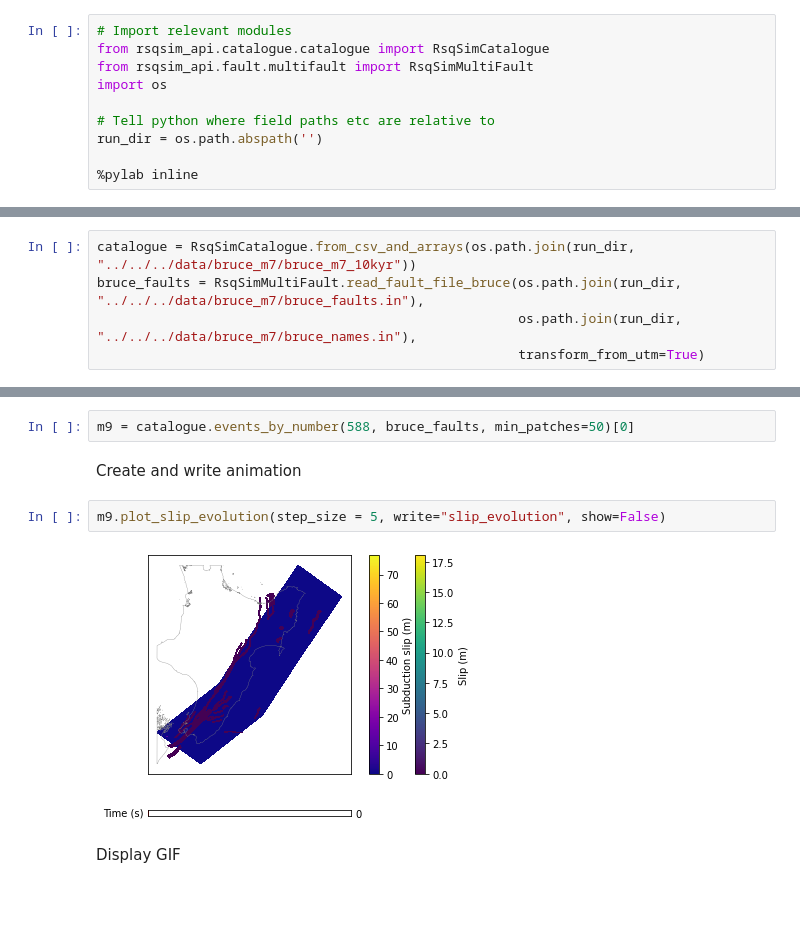
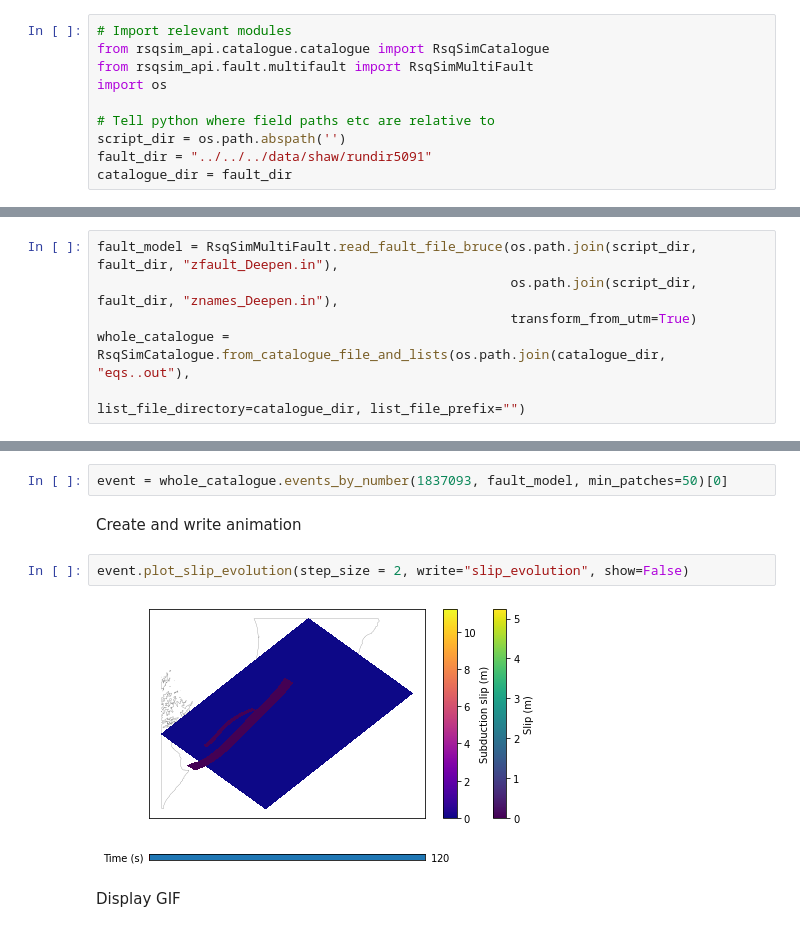
Before and after one commit to uc-eqgeo/rsqsim-python-tools, a Jupyter notebook: examples/rsqsim_api/visualization/plot_slip_evolution.ipynb, the cells around one changed output, grey strips where cells are left out. Drawn from its saved outputs; the diff is of its cells as text; blank space fills up the shorter version.

```diff
--- a/examples/rsqsim_api/visualization/plot_slip_evolution.ipynb
+++ b/examples/rsqsim_api/visualization/plot_slip_evolution.ipynb
@@ -5,6 +5,6 @@ from rsqsim_api.fault.multifault import RsqSimMultiFault
 import os
 
 # Tell python where field paths etc are relative to
-run_dir = os.path.abspath('')
-
-%pylab inline
+script_dir = os.path.abspath('')
+fault_dir = "../../../data/shaw/rundir5091"
+catalogue_dir = fault_dir
@@ -14,22 +12,23 @@ Populating the interactive namespace from numpy and matplotlib
 Read in fault model and catalogue.
 Bruce's fault files are quite large and can be downloaded from https://github.com/uc-eqgeo/rnc2-data/tree/main/bruce/faults
 # %%
-catalogue = RsqSimCatalogue.from_csv_and_arrays(os.path.join(run_dir, "../../../data/bruce_m7/bruce_m7_10kyr"))
-bruce_faults = RsqSimMultiFault.read_fault_file_bruce(os.path.join(run_dir, "../../../data/bruce_m7/bruce_faults.in"),
-                                                      os.path.join(run_dir, "../../../data/bruce_m7/bruce_names.in"),
-                                                      transform_from_utm=True)
+fault_model = RsqSimMultiFault.read_fault_file_bruce(os.path.join(script_dir, fault_dir, "zfault_Deepen.in"),
+                                                     os.path.join(script_dir, fault_dir, "znames_Deepen.in"),
+                                                     transform_from_utm=True)
+whole_catalogue = RsqSimCatalogue.from_catalogue_file_and_lists(os.path.join(catalogue_dir, "eqs..out"),
+                                                                list_file_directory=catalogue_dir, list_file_prefix="")
 # %% [markdown]
 Event of interest (note that we have only selected faults that rupture with >50 patches in this event).
 
 Note also that `events_by_number` returns a list, and we take the first element from it.
 # %%
-m9 = catalogue.events_by_number(588, bruce_faults, min_patches=50)[0]
+event = whole_catalogue.events_by_number(1837093, fault_model, min_patches=50)[0]
 # %% [markdown]
 Create and write animation
 # %%
-m9.plot_slip_evolution(step_size = 5, write="slip_evolution", show=False)
+event.plot_slip_evolution(step_size = 2, write="slip_evolution", show=False)
 # %% [output]
-[figure, old version]
+[figure, new version]
 # %% [markdown]
 Display GIF
 # %%
```
Also changed, not shown: parts of 2 cells of this notebook, 7 other files.
